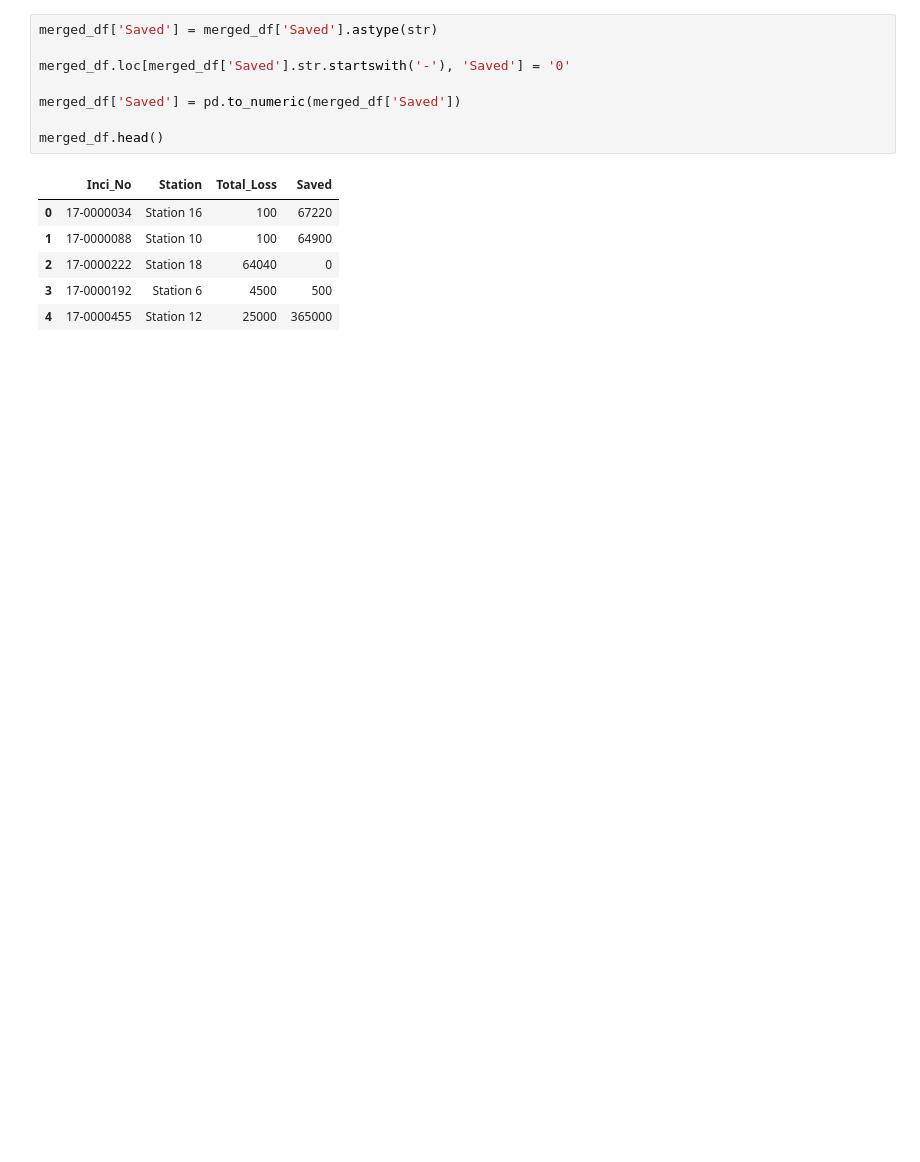
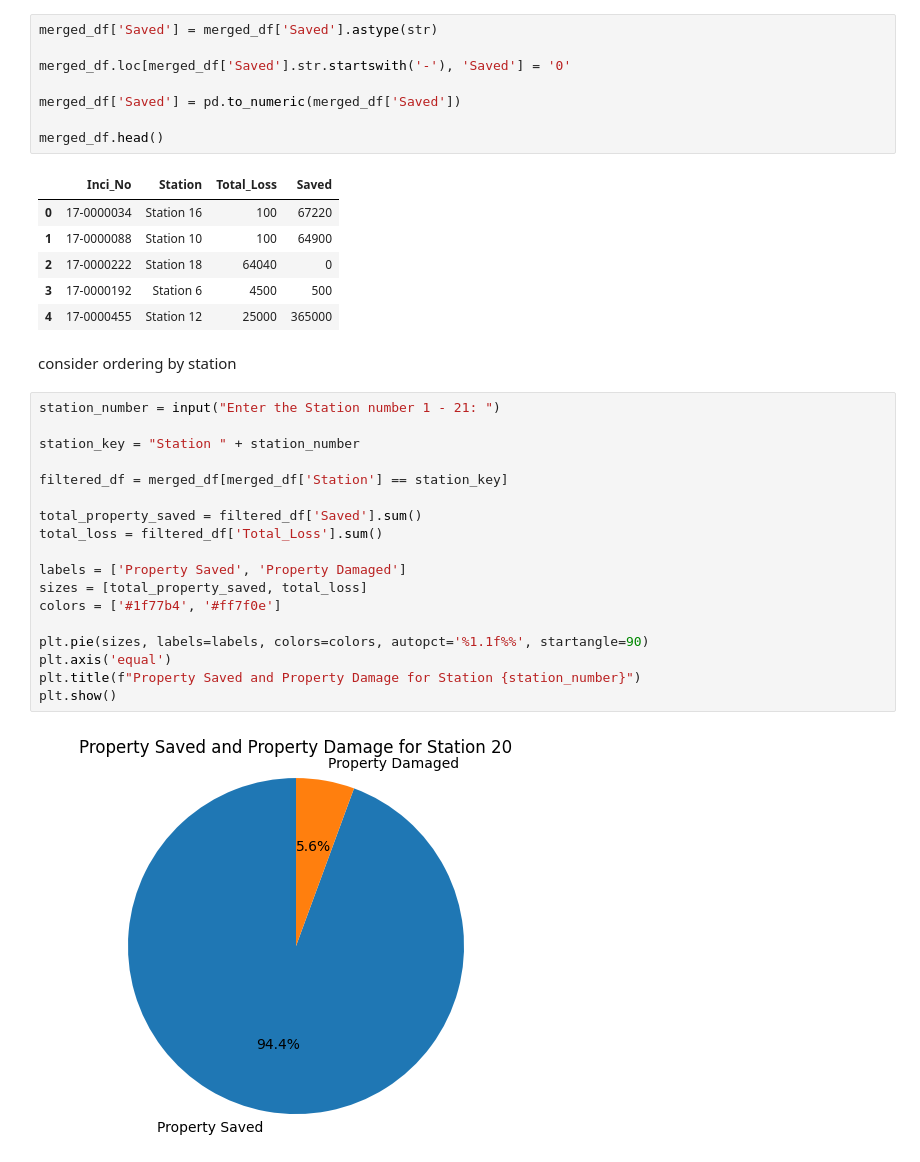
Before and after one commit to RobBecht/final_project, a Jupyter notebook: station_save_rates.ipynb, the cells around one changed output. Saved outputs shown, nothing was run; the diff lists cells and outputs as text; blank space fills up the shorter version.

Commit message:
user input, aggregation and display

```diff
--- a/station_save_rates.ipynb
+++ b/station_save_rates.ipynb
@@ -49,3 +51,25 @@ merged_df.head()
 | 2 | 17-0000222 | Station 18 | 64040 | 0 |
 | 3 | 17-0000192 | Station 6 | 4500 | 500 |
 | 4 | 17-0000455 | Station 12 | 25000 | 365000 |
+# %% [markdown]
+consider ordering by station
+# %%
+station_number = input("Enter the Station number 1 - 21: ")
+
+station_key = "Station " + station_number
+
+filtered_df = merged_df[merged_df['Station'] == station_key]
+
+total_property_saved = filtered_df['Saved'].sum()
+total_loss = filtered_df['Total_Loss'].sum()
+
+labels = ['Property Saved', 'Property Damaged']
+sizes = [total_property_saved, total_loss]
+colors = ['#1f77b4', '#ff7f0e']
+
+plt.pie(sizes, labels=labels, colors=colors, autopct='%1.1f%%', startangle=90)
+plt.axis('equal')
+plt.title(f"Property Saved and Property Damage for Station {station_number}")
+plt.show()
+# %% [output]
+[figure, added]
```
Also changed, not shown: parts of 2 cells of this notebook.
